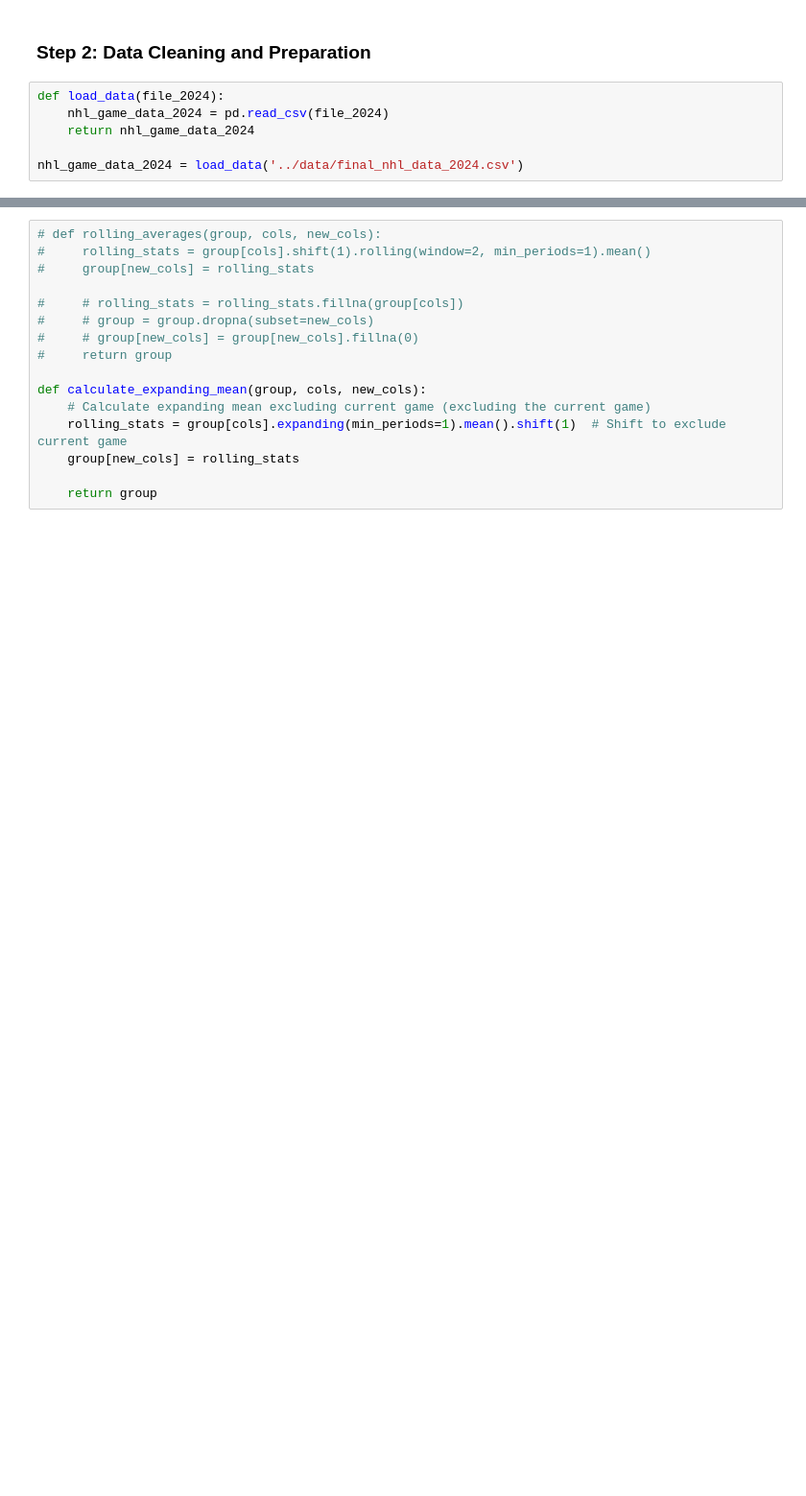
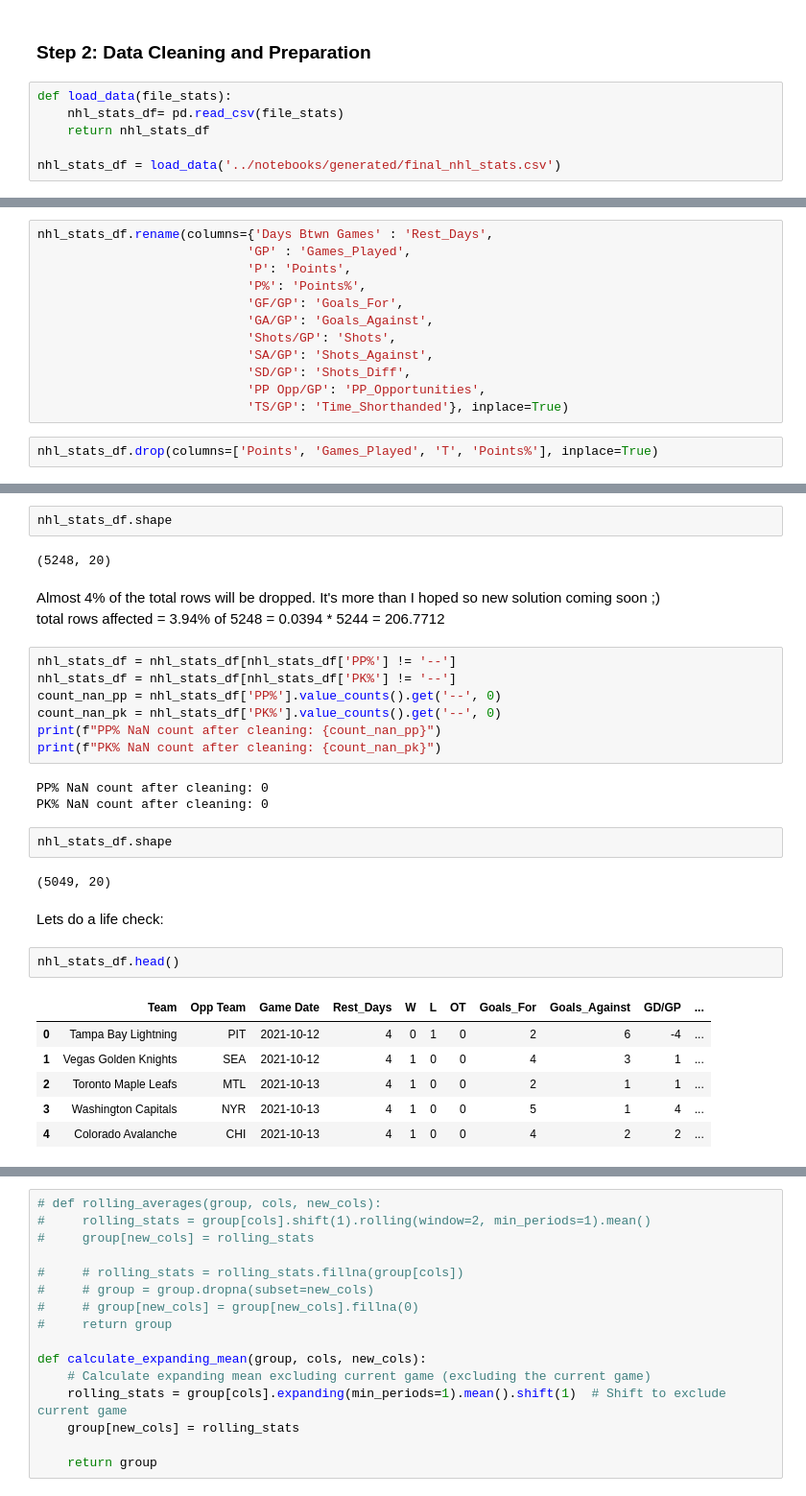
Before and after one commit to Griger2004/NHL_predictor, a Jupyter notebook: main/ml_dev/notebooks/final_nhl_predictor.ipynb, the cells around one changed output, grey strips where cells are left out. Shown: that part at 96% size. Saved outputs shown, nothing was run; the diff lists cells and outputs as text; blank space fills up the shorter version.

Commit message:
Refactoring ml data preperation notebook

```diff
--- a/main/ml_dev/notebooks/final_nhl_predictor.ipynb
+++ b/main/ml_dev/notebooks/final_nhl_predictor.ipynb
@@ -13,9 +13,9 @@ import matplotlib.pyplot as plt
 # %% [markdown]
 ### Step 2: Data Cleaning and Preparation
 # %%
-def load_data(file_2024):
-    nhl_game_data_2024 = pd.read_csv(file_2024)
-    return nhl_game_data_2024
+def load_data(file_stats):
+    nhl_stats_df= pd.read_csv(file_stats)
+    return nhl_stats_df
 
-nhl_game_data_2024 = load_data('../data/final_nhl_data_2024.csv')
+nhl_stats_df = load_data('../notebooks/generated/final_nhl_stats.csv')
 # %%
@@ -99,0 +44,14 @@ nhl_game_data_2024.shape
+# %%
+nhl_stats_df.rename(columns={'Days Btwn Games' : 'Rest_Days',
+                            'GP' : 'Games_Played',
+                            'P': 'Points',
+                            'P%': 'Points%',
+                            'GF/GP': 'Goals_For',
+                            'GA/GP': 'Goals_Against',
+                            'Shots/GP': 'Shots',
+                            'SA/GP': 'Shots_Against',
+                            'SD/GP': 'Shots_Diff',
+                            'PP Opp/GP': 'PP_Opportunities',
+                            'TS/GP': 'Time_Shorthanded'}, inplace=True)
+# %%
+nhl_stats_df.drop(columns=['Points', 'Games_Played', 'T', 'Points%'], inplace=True)
@@ -99,0 +103,33 @@ nhl_game_data_2024.shape
+# %%
+nhl_stats_df.shape
+# %% [output]
+(5248, 20)
+# %% [markdown]
+Almost 4% of the total rows will be dropped. It's more than I hoped so new solution coming soon ;)
+<br>
+total rows affected = 3.94% of 5248 = 0.0394 * 5244 = 206.7712
+# %%
+nhl_stats_df = nhl_stats_df[nhl_stats_df['PP%'] != '--']
+nhl_stats_df = nhl_stats_df[nhl_stats_df['PK%'] != '--']
+count_nan_pp = nhl_stats_df['PP%'].value_counts().get('--', 0)
+count_nan_pk = nhl_stats_df['PK%'].value_counts().get('--', 0)
+print(f"PP% NaN count after cleaning: {count_nan_pp}")
+print(f"PK% NaN count after cleaning: {count_nan_pk}")
+# %% [output]
+PP% NaN count after cleaning: 0
+PK% NaN count after cleaning: 0
+# %%
+nhl_stats_df.shape
+# %% [output]
+(5049, 20)
+# %% [markdown]
+Lets do a life check:
+# %%
+nhl_stats_df.head()
+# %% [output]
+|  | Team | Opp Team | Game Date | Rest_Days | W | L | OT | Goals_For | Goals_Against | GD/GP | ... |
+| 0 | Tampa Bay Lightning | PIT | 2021-10-12 | 4 | 0 | 1 | 0 | 2 | 6 | -4 | ... |
+| 1 | Vegas Golden Knights | SEA | 2021-10-12 | 4 | 1 | 0 | 0 | 4 | 3 | 1 | ... |
+| 2 | Toronto Maple Leafs | MTL | 2021-10-13 | 4 | 1 | 0 | 0 | 2 | 1 | 1 | ... |
+| 3 | Washington Capitals | NYR | 2021-10-13 | 4 | 1 | 0 | 0 | 5 | 1 | 4 | ... |
+| 4 | Colorado Avalanche | CHI | 2021-10-13 | 4 | 1 | 0 | 0 | 4 | 2 | 2 | ... |
```
Also changed, not shown: parts of 26 cells of this notebook, 3 other files.
